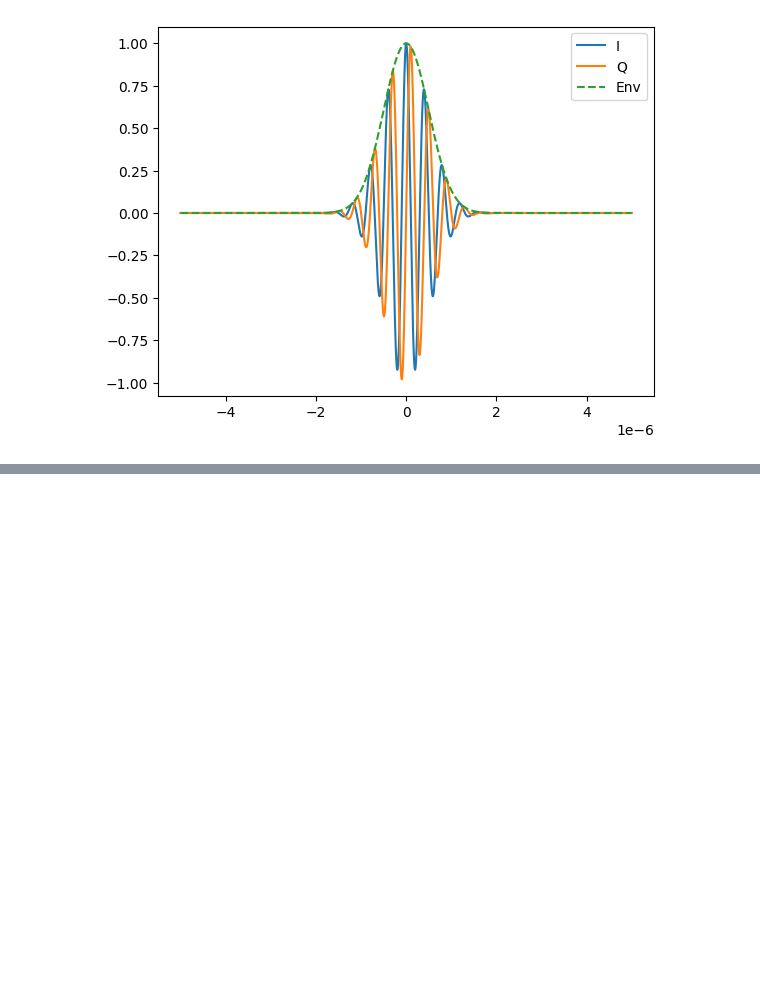
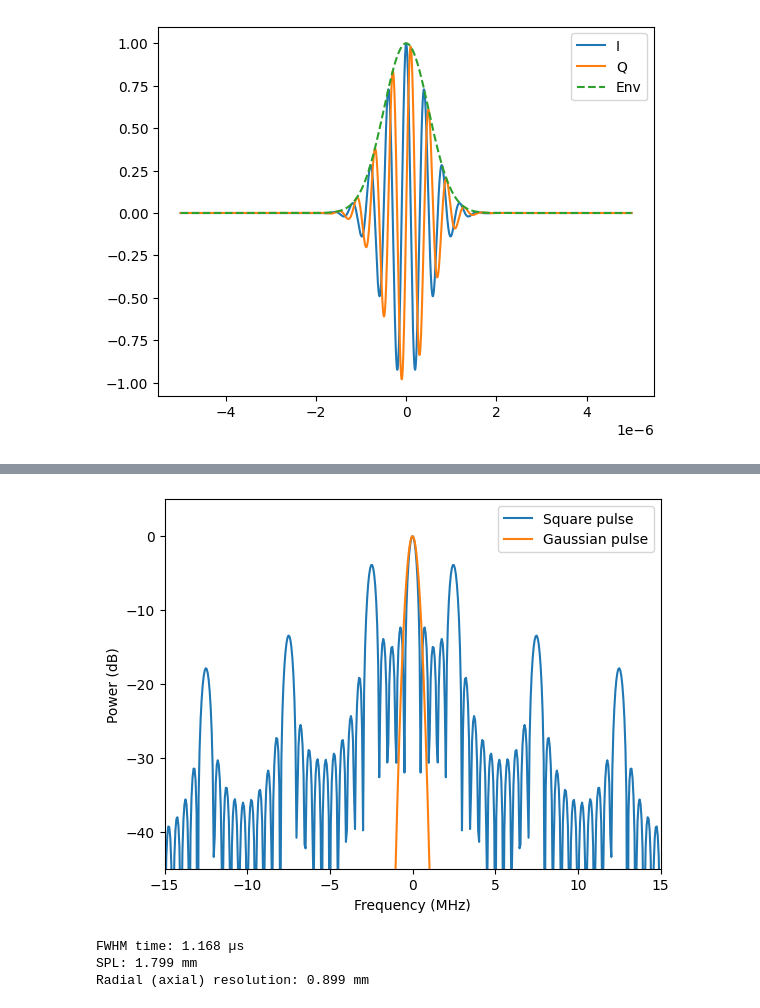
Before and after one commit to Sandermi99/MEDT4165, a Jupyter notebook: Exercise2.ipynb, the cells around one changed output, grey strips where cells are left out. Cells and saved outputs as stored; diff of their text form; code cells hidden in the pictures; blank space fills up the shorter version.

```diff
--- a/Exercise2.ipynb
+++ b/Exercise2.ipynb
@@ -54,0 +77,24 @@ plt.show()
+# %%
+Nfft = 4096
+Y_square = np.fft.fft(y_squared_windowed, Nfft)
+
+Ps_Y_square = (1/Nfft) * np.abs(Y_square)**2
+Ps_Y_square_shiftet = np.fft.fftshift(Ps_Y_square)
+Ps_Y_normalized = Ps_Y_square_shiftet/np.max(Ps_Y_square_shiftet)
+Ps_gauss_normalized = Ps_Y_shiftet/np.max(Ps_Y_shiftet)
+Ps_Y_square_shiftet_dB = 10*np.log10(Ps_Y_normalized + 1e-12)
+Ps_gauss_shifted_dB = 10*np.log10(Ps_gauss_normalized + 1e-12)
+
+
+plt.figure()
+
+plt.plot(f/1e6, Ps_Y_square_shiftet_dB, label="Square pulse")
+plt.plot(f/1e6, Ps_gauss_shifted_dB, label="Gaussian pulse")
+plt.ylabel("Power (dB)")
+plt.xlabel("Frequency (MHz)")
+plt.ylim(-45, 5)
+plt.xlim(-15, 15)
+plt.legend()
+plt.show()
+# %% [output]
+[figure, added]
@@ -54,0 +104,32 @@ plt.show()
+# %%
+#SPL(Spatial pulse length) of gaussian
+
+c = 1540  # m/s
+
+env = np.abs(e)
+env = env / np.max(env)
+
+half = 0.5
+idx_max = np.argmax(env)
+
+# indices where envelope is above half-max
+above = np.where(env >= half)[0]
+
+i_left = above[0]
+i_right = above[-1]
+
+t_left = t_vec[i_left]
+t_right = t_vec[i_right]
+
+FWHM_time = t_right - t_left  # seconds
+
+SPL_mm = (c * FWHM_time) * 1e3            # one-way spatial pulse length
+radial_res_mm = (c * FWHM_time / 2) * 1e3 # axial/radial resolution (round-trip)
+
+print(f"FWHM time: {FWHM_time*1e6:.3f} µs")
+print(f"SPL: {SPL_mm:.3f} mm")
+print(f"Radial (axial) resolution: {radial_res_mm:.3f} mm")
+# %% [output]
+FWHM time: 1.168 µs
+SPL: 1.799 mm
+Radial (axial) resolution: 0.899 mm
```
Also changed, not shown: parts of 3 cells of this notebook.
